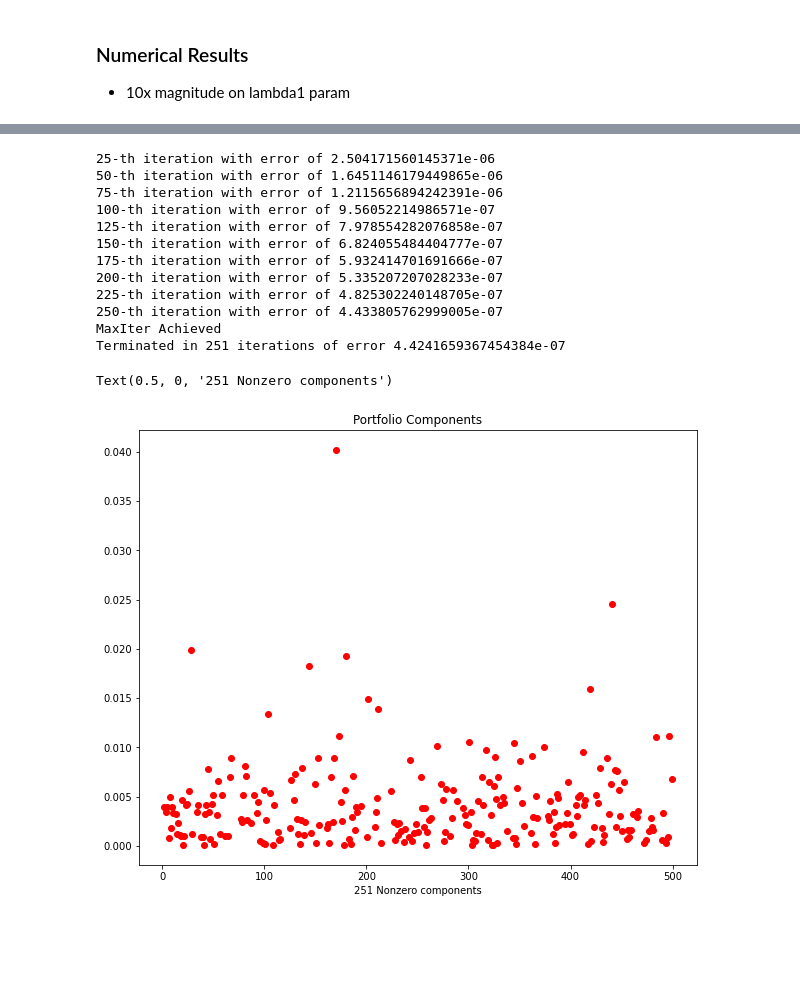
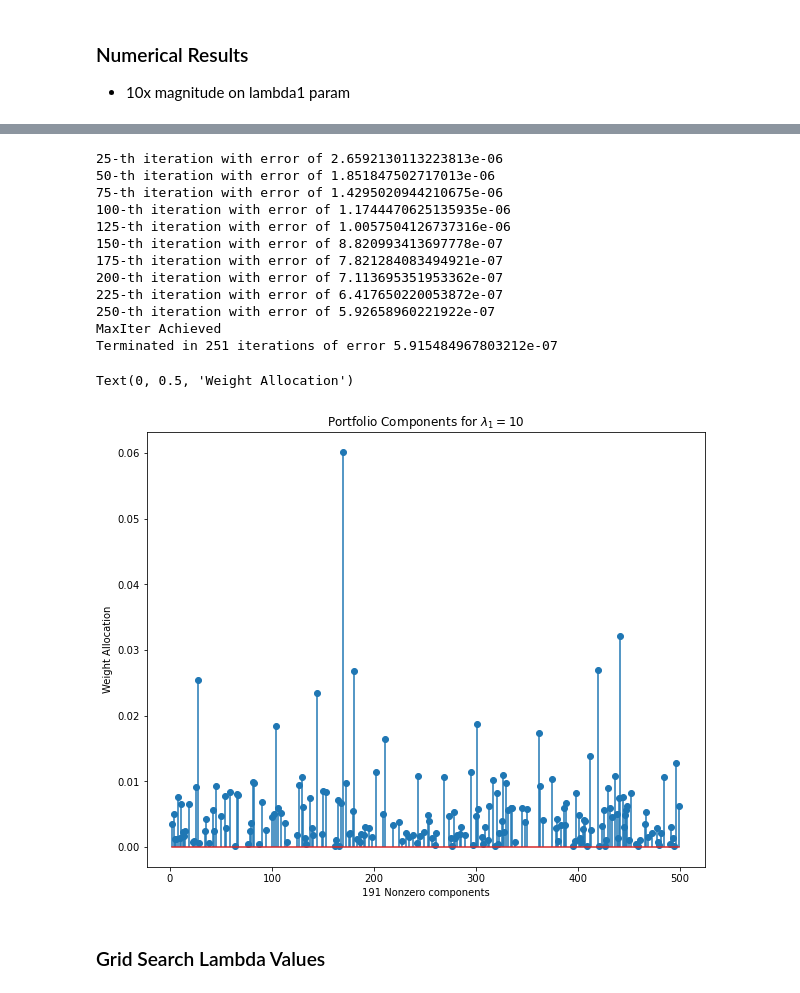
Before and after one commit to jasonbohne123/Split_Bregman_MPT, a Jupyter notebook: Split_Bregman_Portfolio.ipynb, the cells around one changed output, grey strips where cells are left out. Saved outputs shown, nothing was run; the diff lists cells and outputs as text; code cells hidden in the pictures; blank space fills up the shorter version.

Commit message:
test-train

```diff
--- a/Split_Bregman_Portfolio.ipynb
+++ b/Split_Bregman_Portfolio.ipynb
@@ -17,7 +18,13 @@ equity_data=equity_data.drop(columns=['Date'])
 returns=equity_data/equity_data.shift(1)
 returns=returns.fillna(0)
 returns=returns.iloc[1:]
-returns
+frac=0.75
+cutoff=np.floor(frac*len(returns.index)).astype(int)
+
+returns_train=returns.iloc[:cutoff]
+returns_test=returns.iloc[cutoff:]
+
+returns_train
 # %% [output]
 |  | MMM | AOS | ABT | ABBV | ABMD | ACN | ATVI | ADM | ADBE | ADP | ... | ... |
 | Date |  |  |  |  |  |  |  |  |  |  |  | ... |
@@ -36,8 +43,8 @@ returns
 # %% [markdown]
 ### Computation of Naive mean and covariance estimation from sample
 # %%
-returns_mean=returns.mean()
-returns_cov=np.cov(returns.T)
+returns_mean=returns_train.mean()
+returns_cov=np.cov(returns_train.T)
 # %%
 fig,ax=plt.subplots(figsize=(12,10))
 bins=plt.hist(returns.mean(axis=1),bins=20)
@@ -131,7 +138,7 @@ def split_bregman(cov,mean,lambda1,beta=None,tol=1e-10,maxiter=100):
 
     unit_w=w/np.linalg.norm(w,ord=1)
     print(f"Terminated in {i} iterations of error {error}")
-    return np.round(unit_w,4)
+    return np.round(unit_w,4),error
 # %% [markdown]
 ### Numerical Results
 
@@ -191,26 +200,29 @@ Text(0.5, 0, '61 Nonzero components')
 # %%
 lambda1=10
-w=split_bregman(returns_mean,returns_cov,lambda1=lambda1,tol=1e-8,maxiter=250)
+w3,error3=split_bregman(returns_mean,returns_cov,lambda1=lambda1,tol=1e-8,maxiter=250)
 # %% [output]
-25-th iteration with error of 2.504171560145371e-06
-50-th iteration with error of 1.6451146179449865e-06
-75-th iteration with error of 1.2115656894242391e-06
-100-th iteration with error of 9.56052214986571e-07
-125-th iteration with error of 7.978554282076858e-07
-150-th iteration with error of 6.824055484404777e-07
-175-th iteration with error of 5.932414701691666e-07
-200-th iteration with error of 5.335207207028233e-07
-225-th iteration with error of 4.825302240148705e-07
-250-th iteration with error of 4.433805762999005e-07
+25-th iteration with error of 2.6592130113223813e-06
+50-th iteration with error of 1.851847502717013e-06
+75-th iteration with error of 1.4295020944210675e-06
+100-th iteration with error of 1.1744470625135935e-06
+125-th iteration with error of 1.0057504126737316e-06
+150-th iteration with error of 8.820993413697778e-07
+175-th iteration with error of 7.821284083494921e-07
+200-th iteration with error of 7.113695351953362e-07
+225-th iteration with error of 6.417650220053872e-07
+250-th iteration with error of 5.92658960221922e-07
 MaxIter Achieved
-Terminated in 251 iterations of error 4.4241659367454384e-07
+Terminated in 251 iterations of error 5.915484967803212e-07
 # %%
-nonzero_w=np.where(w>0)[0]
+nonzero_w3=np.where(w3>0)[0]
 
 fig,ax=plt.subplots(figsize=(10,8))
-plt.title("Portfolio Components")
-plt.scatter(nonzero_w,w[nonzero_w],color='red')
-plt.xlabel(f"{len(nonzero_w)} Nonzero components")
+plt.title("Portfolio Components for $\lambda_1=10$")
+ax.stem(nonzero_w3,w3[nonzero_w3])
+plt.xlabel(f"{len(nonzero_w3)} Nonzero components")
+plt.ylabel("Weight Allocation")
 # %% [output]
-Text(0.5, 0, '251 Nonzero components')
+Text(0, 0.5, 'Weight Allocation')
-[figure, old version]
+[figure, new version]
+# %% [markdown]
+### Grid Search Lambda Values
```
Also changed, not shown: parts of 12 cells of this notebook.
